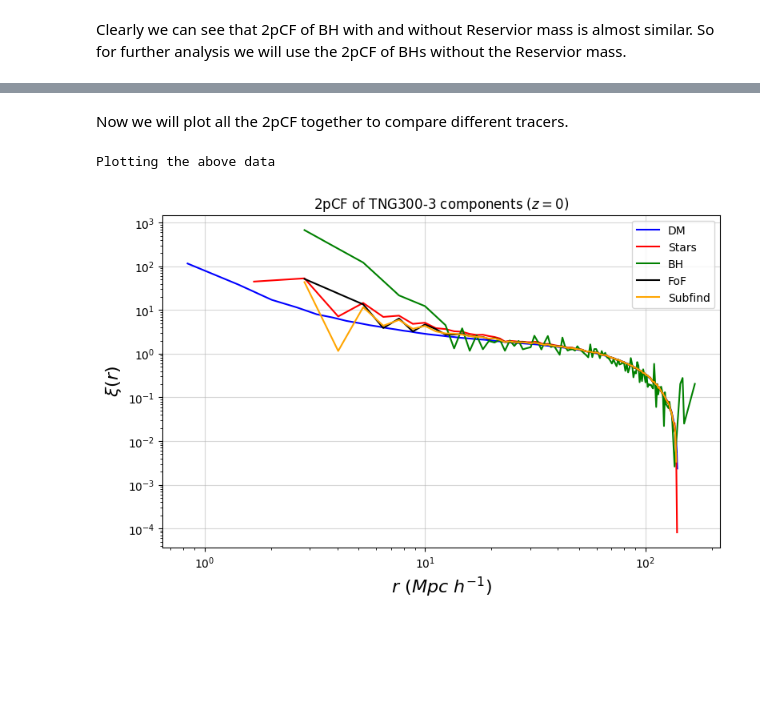
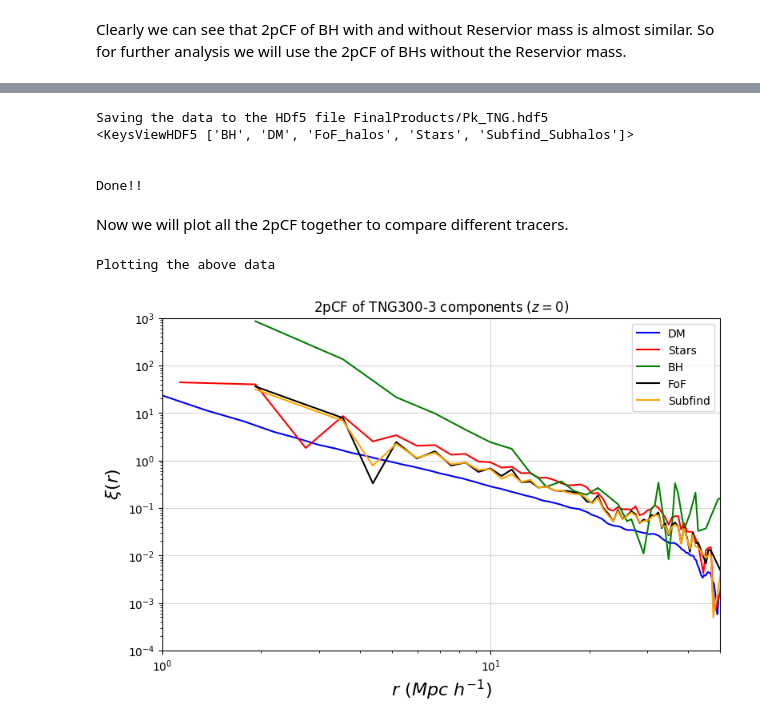
Before and after one commit to sparxastronomy/2022_SummerProject, a Jupyter notebook: Illustris/test.ipynb, the cells around one changed output, grey strips where cells are left out. Drawn from its saved outputs; the diff is of its cells as text; code cells hidden in the pictures; blank space fills up the shorter version.

```diff
--- a/Illustris/test.ipynb
+++ b/Illustris/test.ipynb
@@ -577,13 +631,33 @@ print("\n\nDone!!\n")
+# %%
+print("Saving the data to the HDf5 file FinalProducts/Pk_TNG.hdf5")
+h5f = hp5.File('FinalProducts/Pk_TNG.hdf5', 'a')
+main_grp = h5f["TNG300-3"]
+grp1 = main_grp.create_group('Stars')
+grp2 = main_grp.create_group('BH')
+
+dset1 = grp1.create_dataset('k', data=S_k_filtered)
+dset2 = grp1.create_dataset('Pk0', data=S_Pk0_filtered)
+dset1 = grp2.create_dataset('k', data=BH_k_filtered)
+dset2 = grp2.create_dataset('Pk0', data=BH_Pk0_filtered)
+print(main_grp.keys())
+h5f.close()
+print("\n\nDone!!\n")
+# %% [output]
+Saving the data to the HDf5 file FinalProducts/Pk_TNG.hdf5
+<KeysViewHDF5 ['BH', 'DM', 'FoF_halos', 'Stars', 'Subfind_Subhalos']>
+
+
+Done!!
 # %% [markdown]
 Now we will plot all the 2pCF together to compare different tracers.
 # %%
-# Reading the data from the HDf5 file FinalProducts/2pCF_TNG.hdf5
+# Reading 2pCF data from the HDf5 file FinalProducts/2pCF_TNG.hdf5
 
 h5f = hp5.File('FinalProducts/2pCF_TNG.hdf5', 'r')
 
 # reading full scale data
-R = h5f['TNG300-3/r'][:]
-xi0 = h5f['TNG300-3/xi0'][:]
+R = h5f['TNG300-3/DM/r'][:]
+xi0 = h5f['TNG300-3/DM/xi0'][:]
 # Reading data for Stars
 R_S = h5f['TNG300-3/Stars/r'][:]
 xi0_S = h5f['TNG300-3/Stars/xi0'][:]
@@ -591,32 +665,36 @@ xi0_S = h5f['TNG300-3/Stars/xi0'][:]
 R_BH = h5f['TNG300-3/BH/r'][:]
 xi0_BH = h5f['TNG300-3/BH/xi0'][:]
 # Reding FoF data
-R_FoF = h5f['TNG300-3-FoF_halos/r'][:]
-xi0_FoF = h5f['TNG300-3-FoF_halos/xi0'][:]
+R_FoF = h5f['TNG300-3/FoF_halos/r'][:]
+xi0_FoF = h5f['TNG300-3/FoF_halos/xi0'][:]
 # Reading Subfind Subhalos data
-R_Subfind = h5f['TNG300-3-Subfind_Subhalos/r'][:]
-xi0_Subfind = h5f['TNG300-3-Subfind_Subhalos/xi0'][:]
+R_Subfind = h5f['TNG300-3/Subfind_Subhalos/r'][:]
+xi0_Subfind = h5f['TNG300-3/Subfind_Subhalos/xi0'][:]
+
+h5f.close()
 # %%
 # plotting the above data
 print("Plotting the above data")
 plt.figure(figsize=(9,5.5), dpi=100)
 plt.plot(R,xi0, color='blue', label='DM')
 plt.plot(R_S,xi0_S, color='red', label='Stars')
 plt.plot(R_BH,xi0_BH, color='green', label='BH')
 plt.plot(R_FoF,xi0_FoF, color='black', label='FoF')
 plt.plot(R_Subfind,xi0_Subfind, color='orange', label='Subfind')
 plt.xscale('log')
 plt.yscale('log')
 plt.grid(alpha=0.5)
 
 plt.legend()
 
+plt.xlim(1, 50)
+plt.ylim(1e-4, 1e3)
 plt.title('2pCF of TNG300-3 components ($z=0$)')
 
 plt.xlabel('$r ~(Mpc~h^{-1})$',  fontsize=16)
 plt.ylabel("$\\xi(r)$", fontsize=16)
 
-# plt.savefig('2pCF_TNG300-3_components.jpg', dpi=300, bbox_inches='tight')
+plt.savefig('FinalProducts/2pCF_TNG300-3_components.jpg', dpi=300, bbox_inches='tight')
 # %% [output]
 Plotting the above data
-[figure, old version]
+[figure, new version]
```
Also changed, not shown: parts of 27 cells of this notebook, 21 other files.
